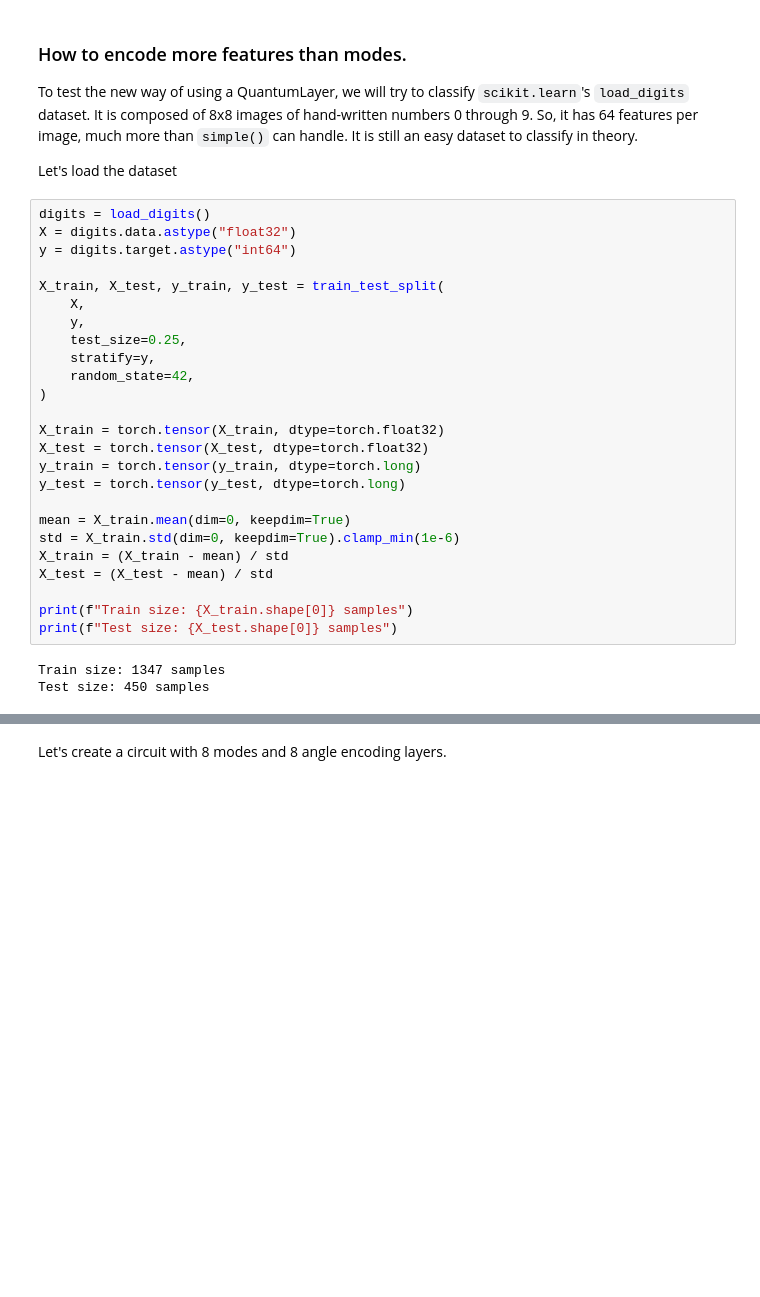
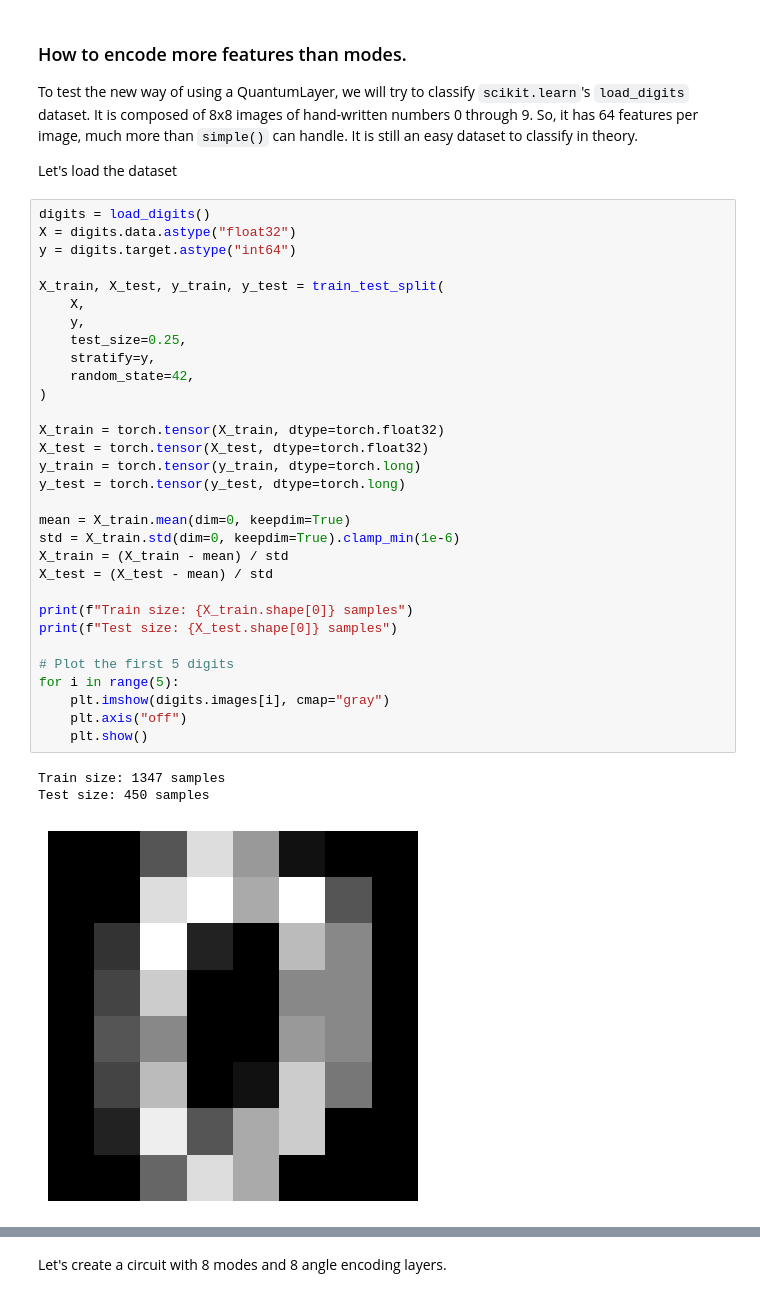
Before and after one commit to mosh3eb/merlin, a Jupyter notebook: docs/source/notebooks/FromSimpleToBuilder.ipynb, the cells around one changed output, grey strips where cells are left out. Saved outputs shown, nothing was run; the diff lists cells and outputs as text; blank space fills up the shorter version.

```diff
--- a/docs/source/notebooks/FromSimpleToBuilder.ipynb
+++ b/docs/source/notebooks/FromSimpleToBuilder.ipynb
@@ -311,28 +331,35 @@ Let's load the dataset
 # %%
 digits = load_digits()
 X = digits.data.astype("float32")
 y = digits.target.astype("int64")
 
 X_train, X_test, y_train, y_test = train_test_split(
     X,
     y,
     test_size=0.25,
     stratify=y,
     random_state=42,
 )
 
 X_train = torch.tensor(X_train, dtype=torch.float32)
 X_test = torch.tensor(X_test, dtype=torch.float32)
 y_train = torch.tensor(y_train, dtype=torch.long)
 y_test = torch.tensor(y_test, dtype=torch.long)
 
 mean = X_train.mean(dim=0, keepdim=True)
 std = X_train.std(dim=0, keepdim=True).clamp_min(1e-6)
 X_train = (X_train - mean) / std
 X_test = (X_test - mean) / std
 
 print(f"Train size: {X_train.shape[0]} samples")
 print(f"Test size: {X_test.shape[0]} samples")
+
+# Plot the first 5 digits
+for i in range(5):
+    plt.imshow(digits.images[i], cmap="gray")
+    plt.axis("off")
+    plt.show()
 # %% [output]
 Train size: 1347 samples
 Test size: 450 samples
+[figure, added]
```
Also changed, not shown: parts of 5 cells of this notebook.
